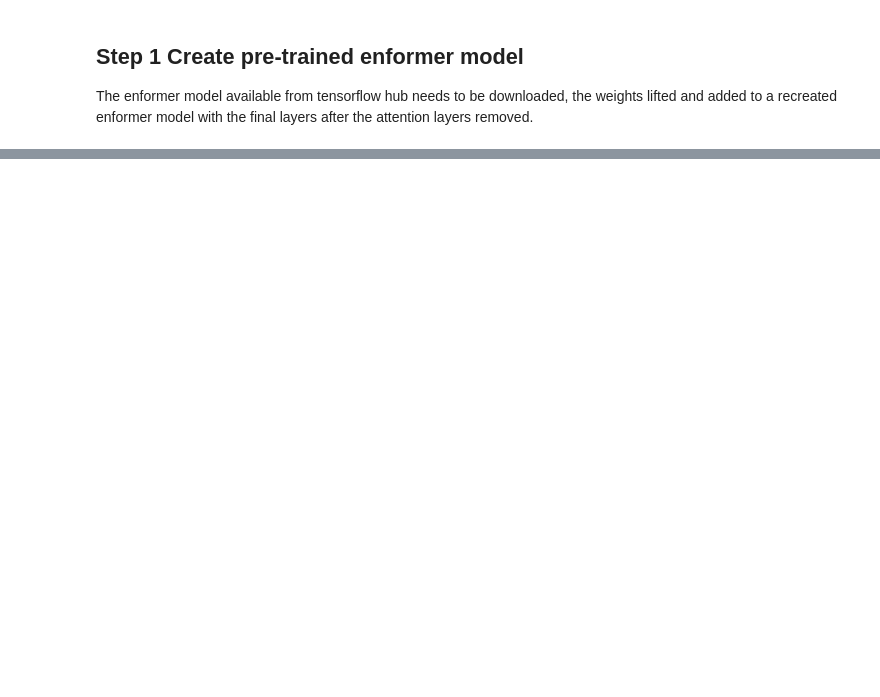
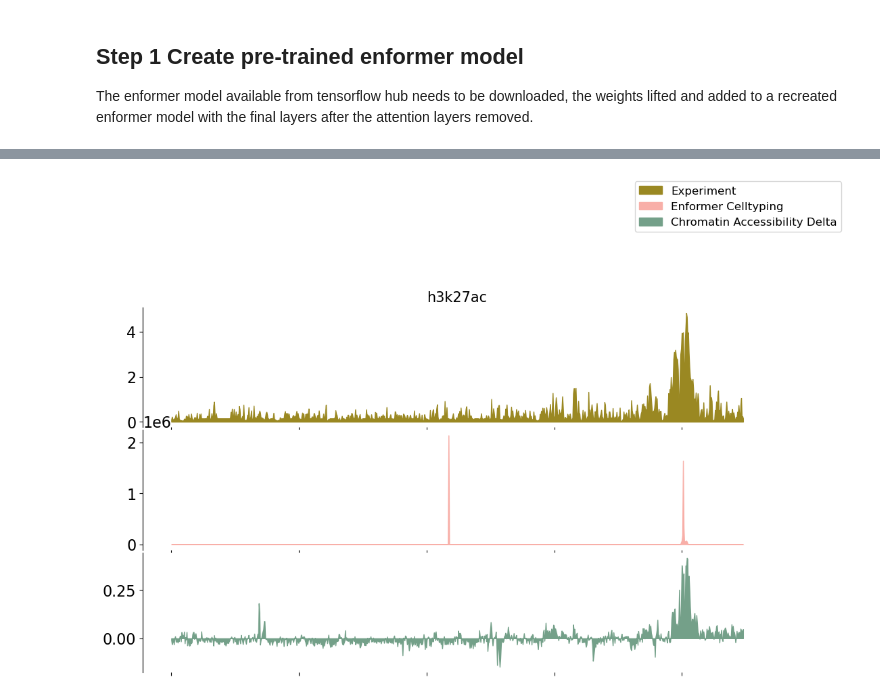
Before and after one commit to neurogenomics/EnformerCelltyping, a Jupyter notebook: training_demo.ipynb, the cells around one changed output, grey strips where cells are left out. Saved outputs shown, nothing was run; the diff lists cells and outputs as text; code cells hidden in the pictures; blank space fills up the shorter version.

Commit message:
add training demo script

```diff
--- a/training_demo.ipynb
+++ b/training_demo.ipynb
@@ -88,0 +90,16 @@ KeyError: 'h3k27ac is not a file in the archive'
+# %%
+n_epochs = 20
+
+import datetime
+strt = datetime.datetime.now()
+
+# Train the model
+model.fit(
+        train_dataloader,
+        epochs=n_epochs,
+        verbose=2
+    )
+
+
+end = datetime.datetime.now()
+print('Time taken: ',end-strt)
@@ -88,0 +126,35 @@ KeyError: 'h3k27ac is not a file in the archive'
+# %%
+#Now let's predict one of the regions
+#function to plot multiple tracks with the mdoel prediction, the actual and the local chrom access
+
+#actual signal is the product of the avg and the delta
+#remember this is split since the model predicts the
+#avg histone mark and then the delta in the cell type of
+#interest in two separate channels
+signal = (one_samp[1]['avg']+one_samp[1]['delta']).numpy()
+
+#We can get the local chromatin accessibility data from X
+#This is the change in chromatin acessibility between the
+#cell type of interest and the avg from trainig cell types.
+chrom_access_lcl = one_samp[0]['chrom_access_lcl'].numpy()
+#chrom access local is wider than output window so need to cut it
+buff = (chrom_access_lcl.shape[1] - signal.shape[1])//2
+chrom_access_lcl = chrom_access_lcl[:,buff:chrom_access_lcl.shape[1]-buff]
+#now just repeat track for each plot and swap axis
+import numpy as np
+chrom_access_lcl = np.tile(chrom_access_lcl,[6,1]).swapaxes(0, 1)
+
+
+model_pred = model.predict(one_samp[0])
+
+from EnformerCelltyping.utils import plot_tracks
+#just plot h3k27ac
+plot_tracks(signal[0,:,0:1],model_pred[0,:,0:1],chrom_access_lcl[:,0:1],
+            labels=['h3k27ac'],
+            same_y=False,
+            nme_p1='Experiment',nme_p2='Enformer Celltyping',
+            nme_p3='Chromatin Accessibility Delta',
+            pal =["#9A8822","#F8AFA8","#74A089"],
+            figsize=(12., 6.))
+# %% [output]
+[figure, added]
```
Also changed, not shown: parts of 12 cells of this notebook, 13 other files.
